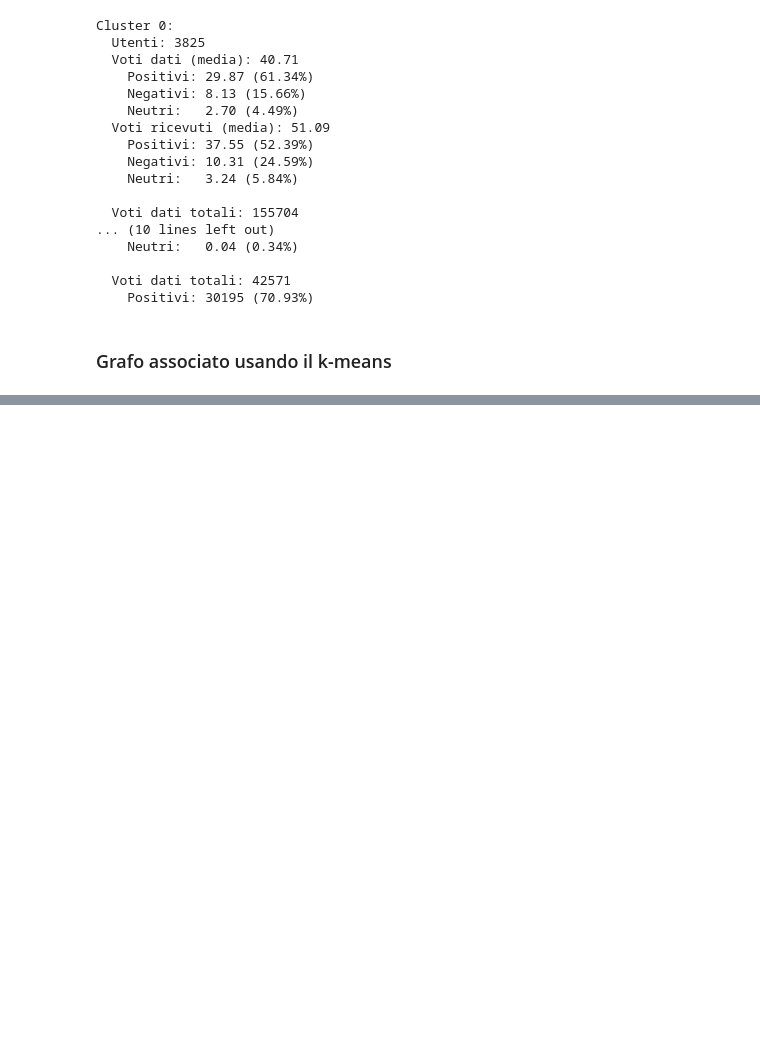
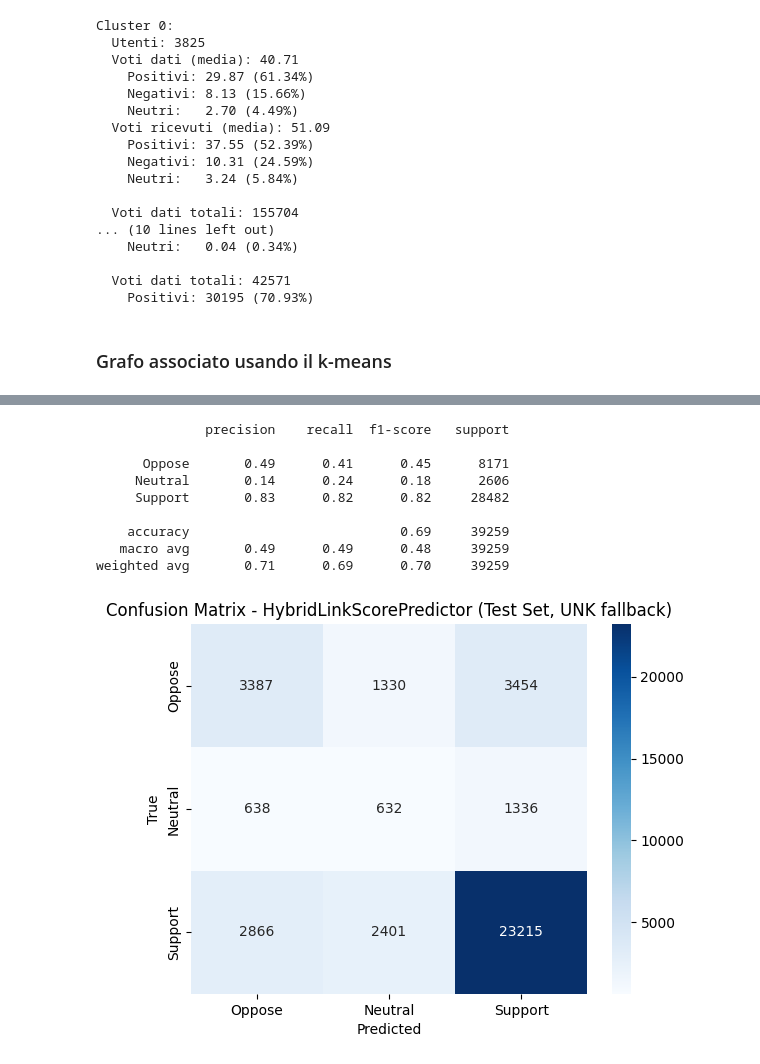
Before and after one commit to Lav-11/LFN_assignment, a Jupyter notebook: hw_wiki_rfa.ipynb, the cells around one changed output, grey strips where cells are left out. Saved outputs shown, nothing was run; the diff lists cells and outputs as text; code cells hidden in the pictures; blank space fills up the shorter version.

```diff
--- a/hw_wiki_rfa.ipynb
+++ b/hw_wiki_rfa.ipynb
@@ -490,0 +902,22 @@ plt.show()
+# %%
+import torch
+import torch.nn as nn
+import torch.nn.functional as F
+
+class HybridLinkScorePredictor(nn.Module):
+    def __init__(self, num_users, node_emb_dim=64, text_emb_dim=768, hidden_dim=256):
+        super().__init__()
+        self.user_emb = nn.Embedding(num_users, node_emb_dim)
+        self.fc1 = nn.Linear(node_emb_dim*2 + text_emb_dim, hidden_dim)
+        self.fc2 = nn.Linear(hidden_dim, 3)
+        self.unk_text_emb = nn.Parameter(torch.zeros(1, text_emb_dim))
+
+    def forward(self, x, text_emb=None):
+        src, tgt = x[:,0], x[:,1]
+        src_emb = self.user_emb(src)
+        tgt_emb = self.user_emb(tgt)
+        if text_emb is None:
+            text_emb = self.unk_text_emb.repeat(src_emb.size(0), 1)
+        h = torch.cat([src_emb, tgt_emb, text_emb], dim=1)
+        h = F.relu(self.fc1(h))
+        return self.fc2(h)
@@ -490,0 +985,34 @@ plt.show()
+# %%
+from sklearn.metrics import classification_report, confusion_matrix
+import seaborn as sns
+import matplotlib.pyplot as plt
+
+# Valutazione HybridLinkScorePredictor (modello già in memoria)
+model.eval()
+with torch.no_grad():
+    X_eval = X_test.to("cuda")
+    y_true = (y_test + 1).numpy()
+    # Non passo text_emb → il modello usa self.unk_text_emb
+    y_pred = model(X_eval).argmax(dim=1).cpu().numpy()
+
+print(classification_report(y_true, y_pred, target_names=["Oppose","Neutral","Support"]))
+
+cm = confusion_matrix(y_true, y_pred)
+sns.heatmap(cm, annot=True, fmt="d", cmap="Blues",
+            xticklabels=["Oppose","Neutral","Support"],
+            yticklabels=["Oppose","Neutral","Support"])
+plt.xlabel("Predicted")
+plt.ylabel("True")
+plt.title("Confusion Matrix - HybridLinkScorePredictor (Test Set, UNK fallback)")
+plt.show()
+# %% [output]
+              precision    recall  f1-score   support
+
+      Oppose       0.49      0.41      0.45      8171
+     Neutral       0.14      0.24      0.18      2606
+     Support       0.83      0.82      0.82     28482
+
+    accuracy                           0.69     39259
+   macro avg       0.49      0.49      0.48     39259
+weighted avg       0.71      0.69      0.70     39259
+[figure, added]
```
Also changed, not shown: parts of 22 cells of this notebook.
